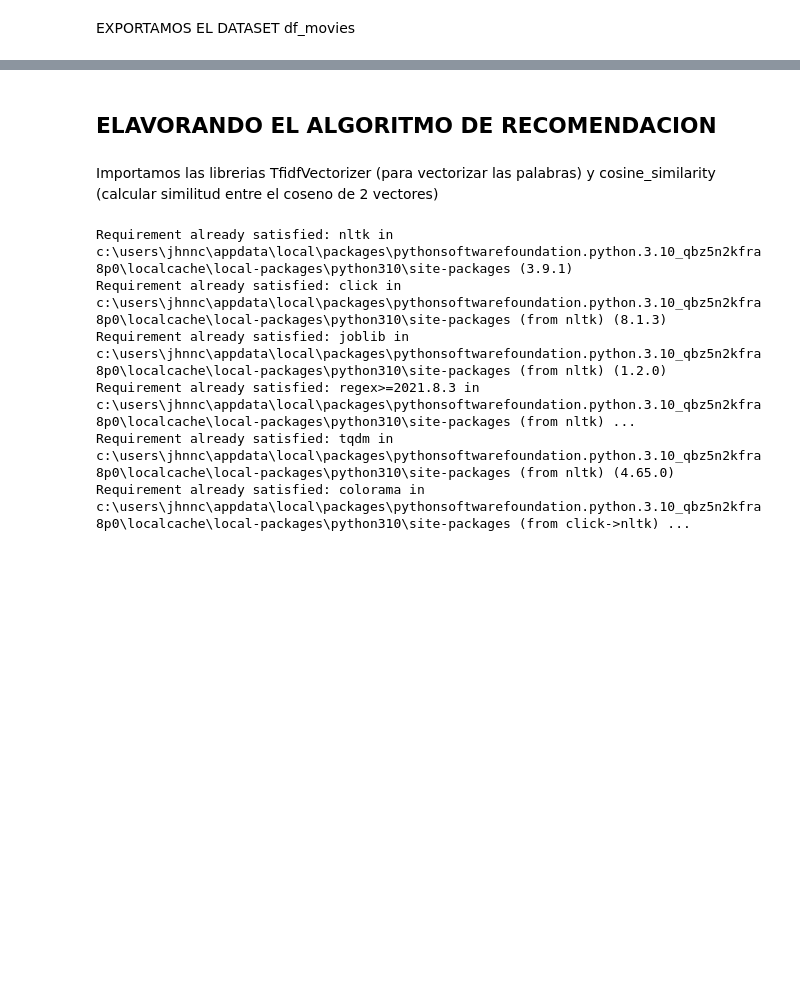
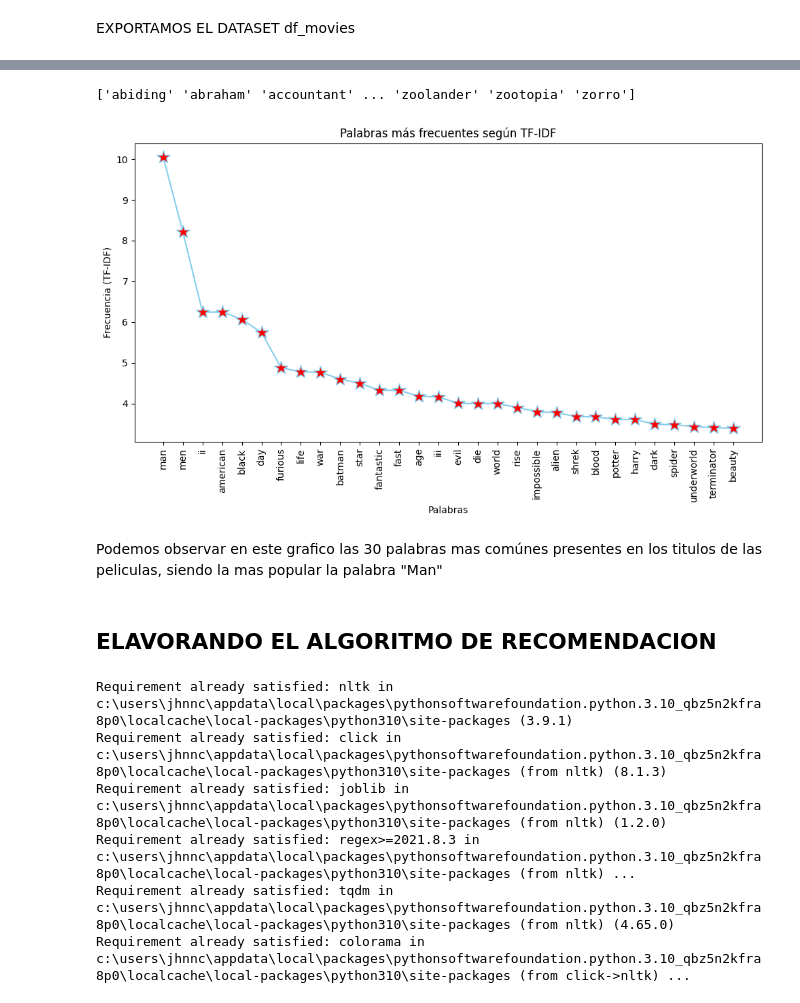
Before and after one commit to jhnnce/Proyecto-Individual-Henry, a Jupyter notebook: Notebook/EDA.ipynb, the cells around one changed output, grey strips where cells are left out. Drawn from its saved outputs; the diff is of its cells as text; code cells hidden in the pictures; blank space fills up the shorter version.

```diff
--- a/Notebook/EDA.ipynb
+++ b/Notebook/EDA.ipynb
@@ -500,0 +575,2 @@ df_movies.to_csv('df_movies.csv', index = False)
+# %%
+overview_matrix = vectorizer.fit_transform(corpus_title)
@@ -500,0 +582,3 @@ df_movies.to_csv('df_movies.csv', index = False)
+# %%
+tfidf_valores = overview_matrix.toarray()
+print(tfidf_valores)
@@ -501,4 +593,34 @@ df_movies.to_csv('df_movies.csv', index = False)
+# %%
+terminos_overview = vectorizer.get_feature_names_out()
+print(terminos_overview)
+# %% [output]
+['abiding' 'abraham' 'accountant' ... 'zoolander' 'zootopia' 'zorro']
+# %%
+frecuencias = np.sum(tfidf_valores, axis=0)
+# %%
+indices_ordenados = np.argsort(frecuencias)[::-1]  # Índices en orden descendente
+palabras_ordenadas = terminos_overview[indices_ordenados]
+frecuencias_ordenadas = frecuencias[indices_ordenados]
+
+# Seleccionar las 30 palabras más frecuentes
+top_n = 30
+palabras_top = palabras_ordenadas[:top_n]
+frecuencias_top = frecuencias_ordenadas[:top_n]
+
+# Creamos un gráfico de puntos
+plt.figure(figsize=(10, 6))
+plt.plot(palabras_top, frecuencias_top, color='skyblue', marker = "*", ms = 15, mfc = "r")
+plt.xlabel('Palabras')
+plt.ylabel('Frecuencia (TF-IDF)')
+plt.title('Palabras más frecuentes según TF-IDF')
+plt.xticks(rotation=90)
+plt.tight_layout()
+
+# Mostrar el gráfico
+plt.show()
+# %% [output]
+[figure, added]
+# %% [markdown]
+Podemos observar en este grafico las 30 palabras mas comúnes presentes en los titulos de las peliculas, siendo la mas popular la palabra "Man"
 # %% [markdown]
 ## ELAVORANDO EL ALGORITMO DE RECOMENDACION
-# %% [markdown]
-Importamos las librerias TfidfVectorizer (para vectorizar las palabras) y cosine_similarity (calcular similitud entre el coseno de 2 vectores)
```
Also changed, not shown: parts of 48 cells of this notebook.
